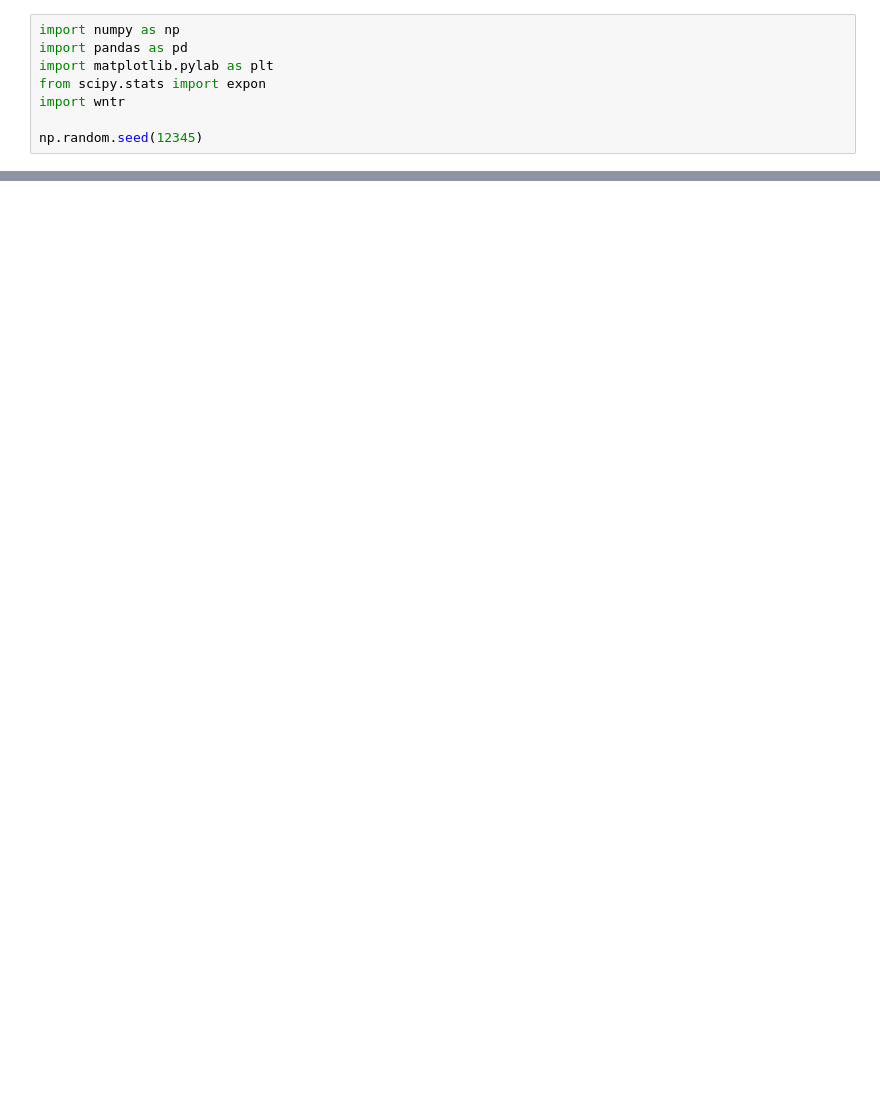
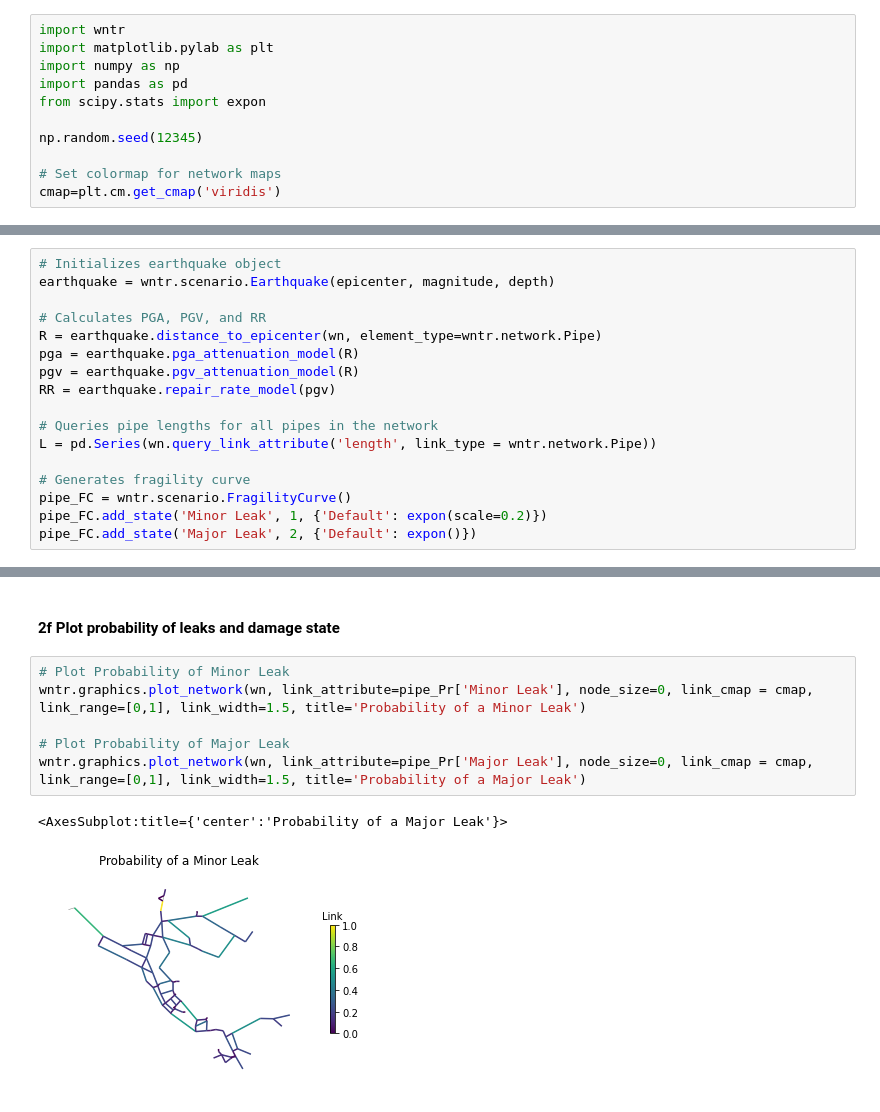
Before and after one commit to USEPA/WNTR, a Jupyter notebook: examples/demos/earthquake_demo.ipynb, the cells around one changed output, grey strips where cells are left out. Saved outputs shown, nothing was run; the diff lists cells and outputs as text; blank space fills up the shorter version.

```diff
--- a/examples/demos/earthquake_demo.ipynb
+++ b/examples/demos/earthquake_demo.ipynb
@@ -5,8 +9,11 @@
 # %%
+import wntr
+import matplotlib.pylab as plt
 import numpy as np
 import pandas as pd
-import matplotlib.pylab as plt
 from scipy.stats import expon
-import wntr
 
 np.random.seed(12345)
+
+# Set colormap for network maps
+cmap=plt.cm.get_cmap('viridis')
@@ -291,0 +58,17 @@ Text(0.5, 1.0, 'With repair')
+# %%
+# Initializes earthquake object
+earthquake = wntr.scenario.Earthquake(epicenter, magnitude, depth)
+
+# Calculates PGA, PGV, and RR
+R = earthquake.distance_to_epicenter(wn, element_type=wntr.network.Pipe)
+pga = earthquake.pga_attenuation_model(R)
+pgv = earthquake.pgv_attenuation_model(R)
+RR = earthquake.repair_rate_model(pgv)
+
+# Queries pipe lengths for all pipes in the network
+L = pd.Series(wn.query_link_attribute('length', link_type = wntr.network.Pipe))
+
+# Generates fragility curve
+pipe_FC = wntr.scenario.FragilityCurve()
+pipe_FC.add_state('Minor Leak', 1, {'Default': expon(scale=0.2)})
+pipe_FC.add_state('Major Leak', 2, {'Default': expon()})
@@ -291,0 +128,11 @@ Text(0.5, 1.0, 'With repair')
+# %% [markdown]
+#### 2f Plot probability of leaks and damage state
+# %%
+# Plot Probability of Minor Leak
+wntr.graphics.plot_network(wn, link_attribute=pipe_Pr['Minor Leak'], node_size=0, link_cmap = cmap, link_range=[0,1], link_width=1.5, title='Probability of a Minor Leak')
+
+# Plot Probability of Major Leak
+wntr.graphics.plot_network(wn, link_attribute=pipe_Pr['Major Leak'], node_size=0, link_cmap = cmap, link_range=[0,1], link_width=1.5, title='Probability of a Major Leak')
+# %% [output]
+<AxesSubplot:title={'center':'Probability of a Major Leak'}>
+[figure, added]
```
Also changed, not shown: parts of 53 cells of this notebook, 3 other files.
